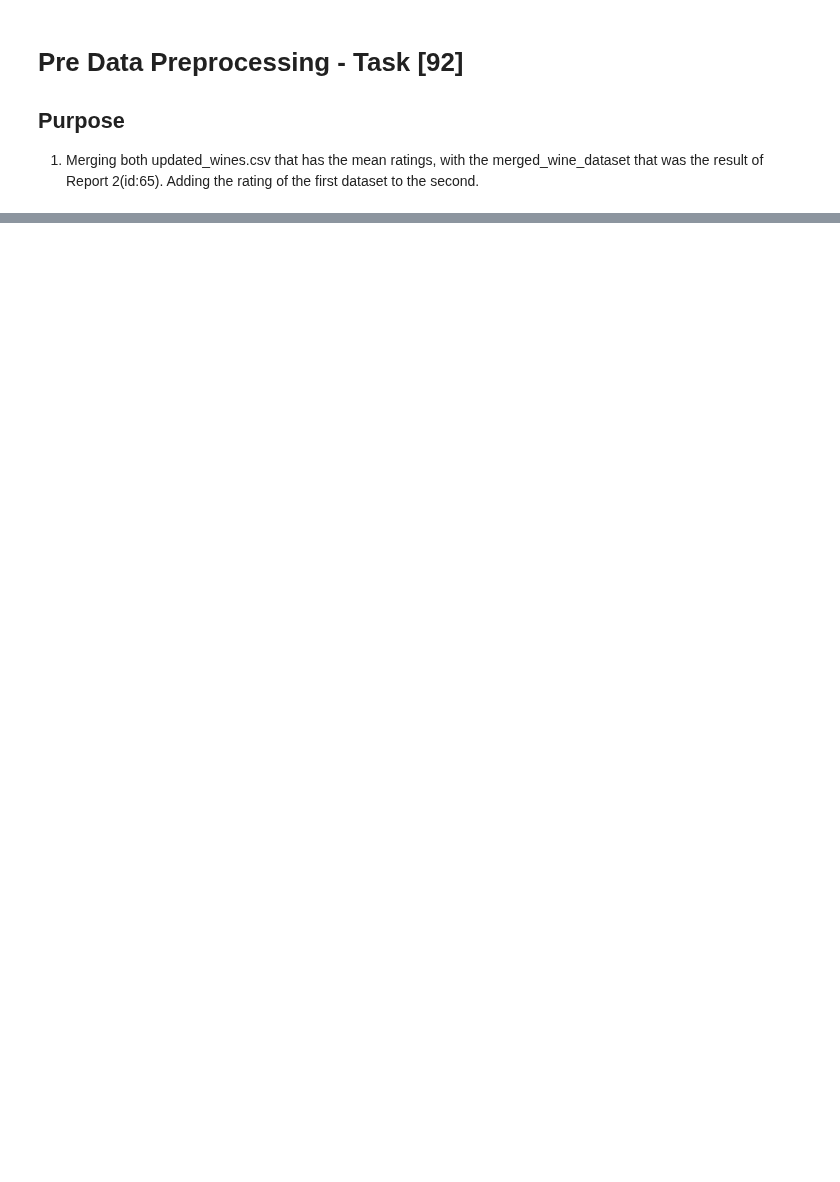
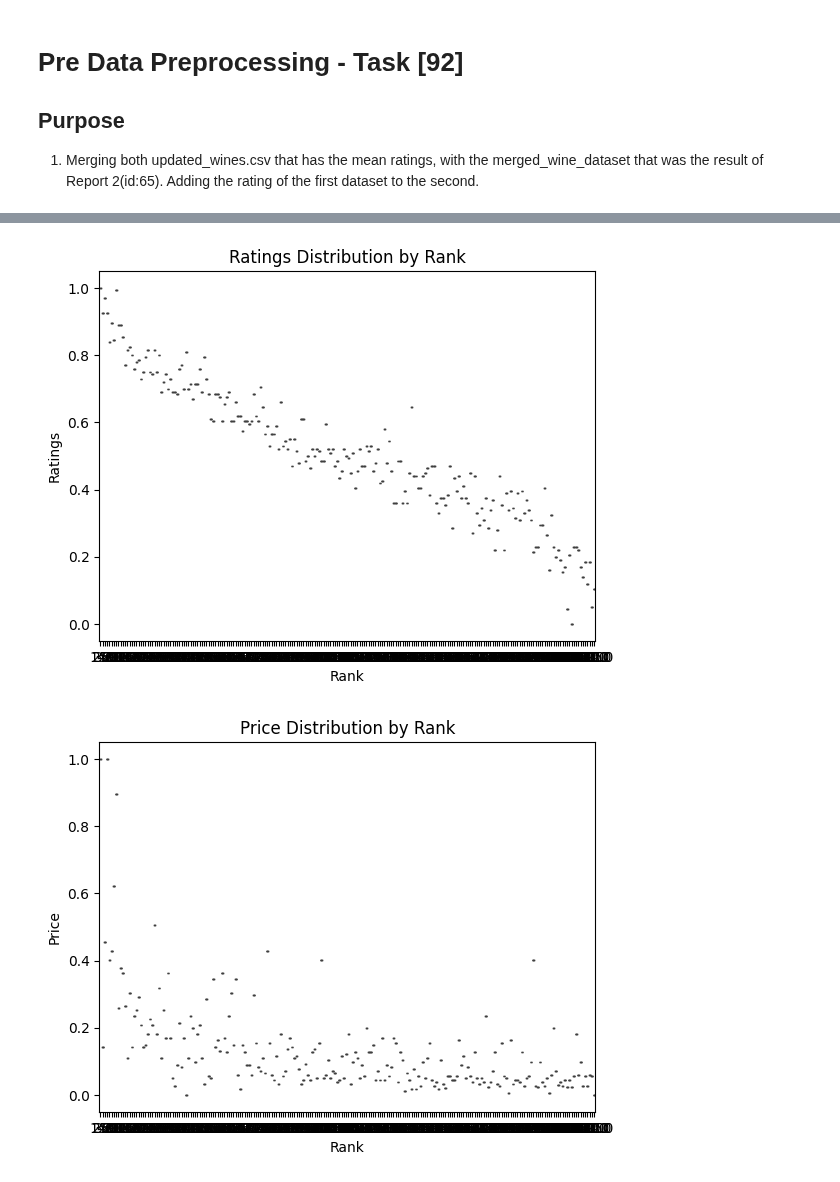
Before and after one commit to SrMasterAD/MEIA_ISEP_TEAM7_2024_2025_Challenge_2, a Jupyter notebook: notebooks/Notebook_Main_PLNTD.ipynb, the cells around one changed output, grey strips where cells are left out. Saved outputs shown, nothing was run; the diff lists cells and outputs as text; code cells hidden in the pictures; blank space fills up the shorter version.

```diff
--- a/notebooks/Notebook_Main_PLNTD.ipynb
+++ b/notebooks/Notebook_Main_PLNTD.ipynb
@@ -131,6 +138,7 @@ df_cleaned.head()
 1. Merging both updated_wines.csv that has the mean ratings, with the merged_wine_dataset that was the result of Report 2(id:65). Adding the rating of the first dataset to the second.
 # %%
 import pandas as pd
+from ftfy import fix_text
 
 file1 = "../datasets/updated_wines.csv"
 file2 = "../datasets/merged_wine_dataset.csv"
@@ -138,10 +146,16 @@ file2 = "../datasets/merged_wine_dataset.csv"
 df1 = pd.read_csv(file1)
 df2 = pd.read_csv(file2)
 
-# Merge the datasets based on WineName and WineryName
+#Merge the datasets based on WineName and WineryName
 merged_df = df2.merge(df1[['WineName', 'WineryName', 'Ratings']], on=['WineName', 'WineryName'], how='left')
 
-# Save the new dataset
+#fix text using ftfy
+#fix all the columns except when the column is a float
+for col in merged_df.columns:
+    if merged_df[col].dtype == 'object':
+        merged_df[col] = merged_df[col].apply(lambda x: fix_text(x) if isinstance(x, str) else x)
+
+#Save the new dataset
 output_file = "../datasets/PLNTD_dataset.csv"
 merged_df.to_csv(output_file, index=False)
 
@@ -157,0 +298,30 @@ else:
+# %%
+
+#Importance of every criteria by changing the weights on the criteria,
+# we can observe the differences in the results
+
+import seaborn as sns
+import matplotlib.pyplot as plt
+
+sns.boxplot(data=df, x='Rank', y='Ratings')
+plt.title('Ratings Distribution by Rank')
+plt.show()
+
+sns.boxplot(data=df, x='Rank', y='Price')
+plt.title('Price Distribution by Rank')
+plt.show()
+
+sns.boxplot(data=df, x='Rank', y='Acidity')
+plt.title('Acidity Distribution by Rank')
+plt.show()
+
+sns.boxplot(data=df, x='Rank', y='Body')
+plt.title('Body Distribution by Rank')
+plt.show()
+
+sns.boxplot(data=df, x='Rank', y='ABV')
+plt.title('ABV Distribution by Rank')
+plt.show()
+# %% [output]
+[figure, added]
+[figure, added]
```
Also changed, not shown: parts of 8 cells of this notebook, 1 other file.
